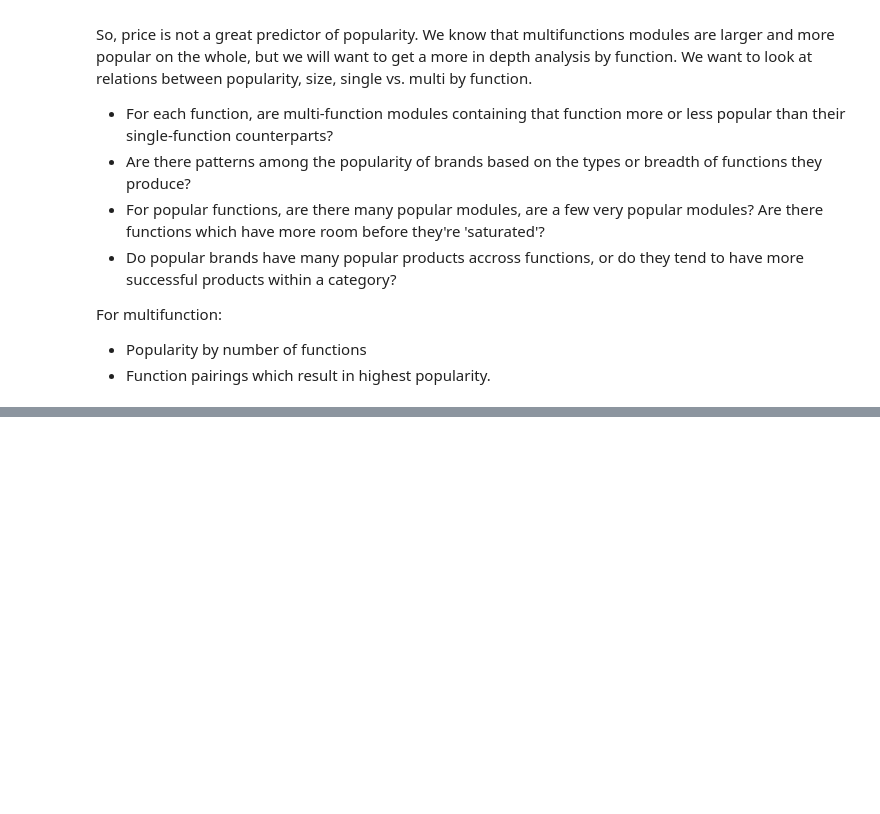
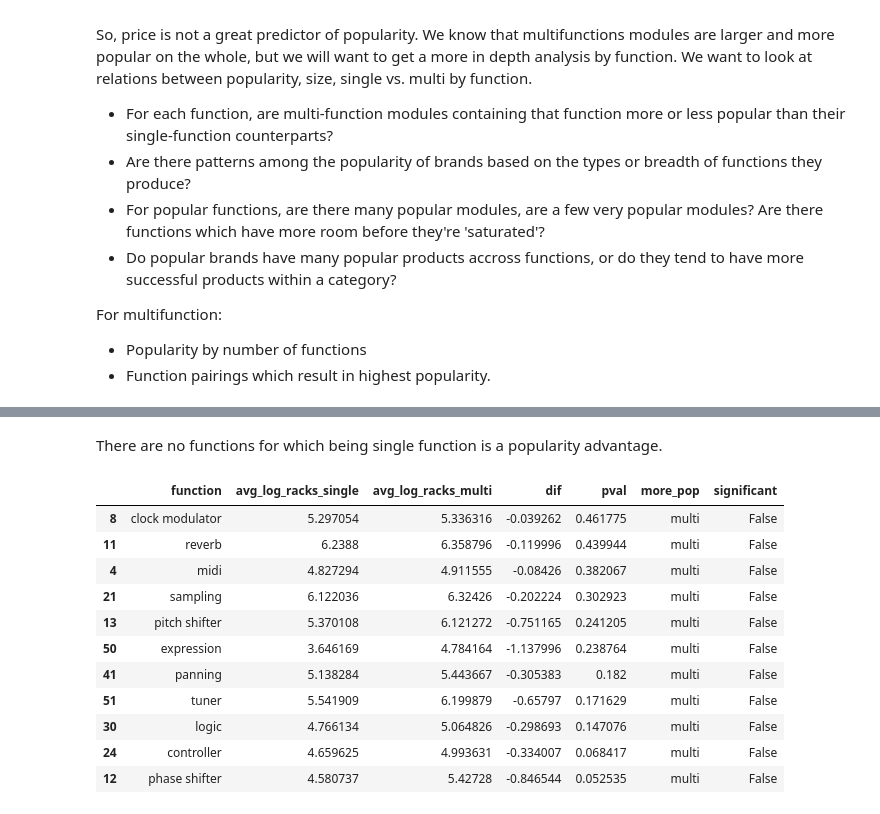
Before and after one commit to zstone00000/nycdsa_python_project, a Jupyter notebook: Eurorack_EDA.ipynb, the cells around one changed output, grey strips where cells are left out. Saved outputs shown, nothing was run; the diff lists cells and outputs as text; code cells hidden in the pictures; blank space fills up the shorter version.

```diff
--- a/Eurorack_EDA.ipynb
+++ b/Eurorack_EDA.ipynb
@@ -573,0 +636,32 @@ multidf = df_brands[df_brands.multifunction]
+# %%
+func_testresults = pd.DataFrame(columns = ['function', 'avg_log_racks_single', 'avg_log_racks_multi', 'dif', 'pval'])
+
+for function in functions:
+    singledf_f = singledf[singledf.tags == function]
+    multidf_f = multidf[multidf.tags.str.contains(function)]
+
+    if any(singledf_f) & any(multidf_f):
+        func_results = pd.DataFrame({'function': [function],
+                                        'avg_log_racks_single': [np.mean(singledf_f.log_racks)],
+                                        'avg_log_racks_multi': [np.mean(multidf_f.log_racks)],
+                                        'dif': [np.mean(singledf_f.log_racks) - np.mean(multidf_f.log_racks)],
+                                        'pval':  [ttest_ind(singledf_f.log_racks, multidf_f.log_racks,
+                                                equal_var = False, random_state = 53, alternative = 'less').pvalue]})
+    elif any(multidf_f):
+        func_results = pd.DataFrame({'function': [function],
+                                        'avg_log_racks_single': [np.nan],
+                                        'avg_log_racks_multi': [np.mean(multidf_f.log_racks)],
+                                        'dif': [np.nan],
+                                        'pval':  [np.nan]})
+    else:
+        func_results = pd.DataFrame({'function': [function],
+                                        'avg_log_racks_single': [np.mean(singledf_f.log_racks)],
+                                        'avg_log_racks_multi': [np.nan],
+                                        'dif': [np.nan],
+                                        'pval':  [np.nan]})
+
+    func_testresults = pd.concat([func_testresults, func_results])
+
+func_testresults.reset_index(drop=True, inplace=True)
+func_testresults['more_pop'] = func_testresults.dif.apply(more_pop)
+func_testresults['significant'] = func_testresults.pval.apply(is_significant)
@@ -573,0 +680,19 @@ multidf = df_brands[df_brands.multifunction]
+# %% [markdown]
+There are no functions for which being single function is a popularity advantage.
+# %%
+#Find places where single may be able to compete
+
+func_testresults[(func_testresults.more_pop == 'multi') & ~func_testresults.significant].sort_values(by = 'pval', ascending=False)
+# %% [output]
+|  | function | avg_log_racks_single | avg_log_racks_multi | dif | pval | more_pop | significant |
+| 8 | clock modulator | 5.297054 | 5.336316 | -0.039262 | 0.461775 | multi | False |
+| 11 | reverb | 6.2388 | 6.358796 | -0.119996 | 0.439944 | multi | False |
+| 4 | midi | 4.827294 | 4.911555 | -0.08426 | 0.382067 | multi | False |
+| 21 | sampling | 6.122036 | 6.32426 | -0.202224 | 0.302923 | multi | False |
+| 13 | pitch shifter | 5.370108 | 6.121272 | -0.751165 | 0.241205 | multi | False |
+| 50 | expression | 3.646169 | 4.784164 | -1.137996 | 0.238764 | multi | False |
+| 41 | panning | 5.138284 | 5.443667 | -0.305383 | 0.182 | multi | False |
+| 51 | tuner | 5.541909 | 6.199879 | -0.65797 | 0.171629 | multi | False |
+| 30 | logic | 4.766134 | 5.064826 | -0.298693 | 0.147076 | multi | False |
+| 24 | controller | 4.659625 | 4.993631 | -0.334007 | 0.068417 | multi | False |
+| 12 | phase shifter | 4.580737 | 5.42728 | -0.846544 | 0.052535 | multi | False |
```
Also changed, not shown: parts of 16 cells of this notebook.
